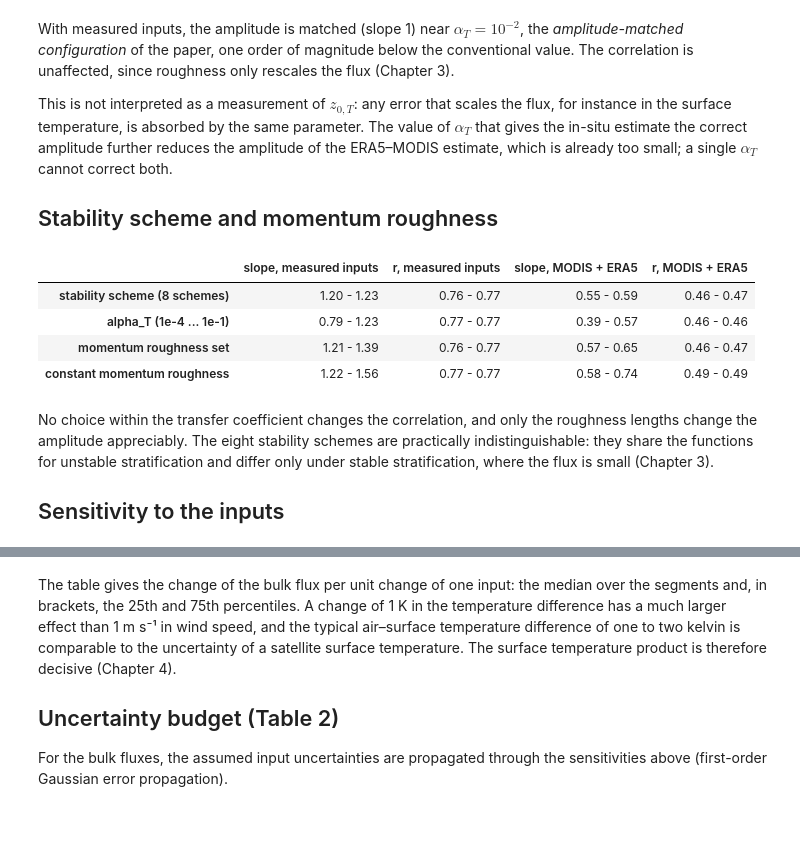
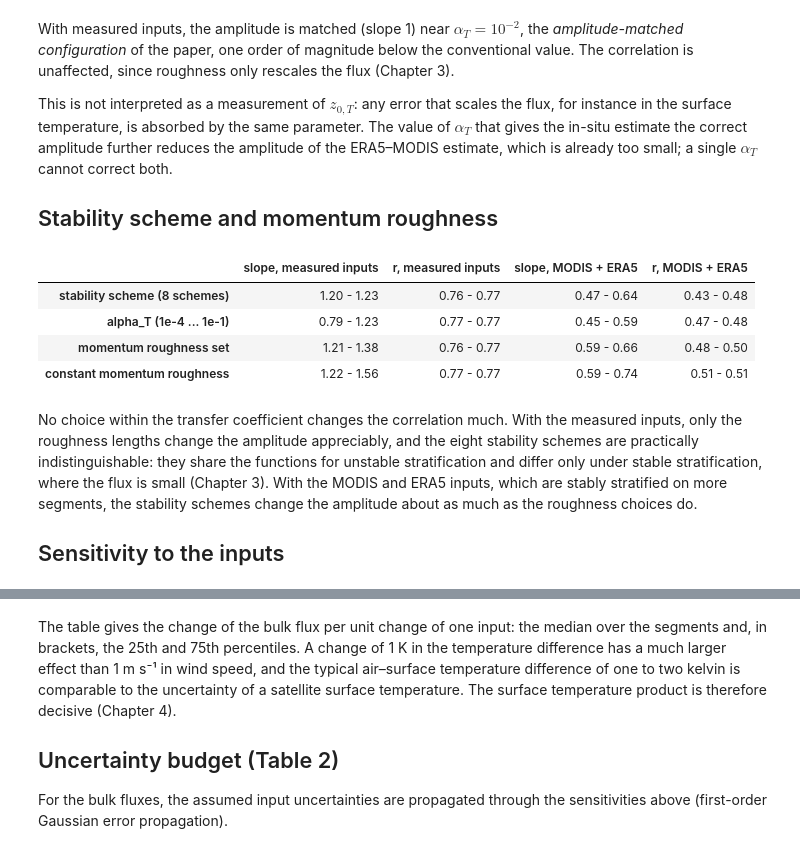
Before and after one commit to FranzFlink/bacsam2-flux-analysis, a Jupyter notebook: book/05_sensitivity_and_uncertainty.ipynb, the cells around one changed output, grey strips where cells are left out. Drawn from its saved outputs; the diff is of its cells as text; code cells hidden in the pictures; blank space fills up the shorter version.

```diff
--- a/book/05_sensitivity_and_uncertainty.ipynb
+++ b/book/05_sensitivity_and_uncertainty.ipynb
@@ -72,21 +72,23 @@ cannot correct both.
 # %%
 groups = {"stability scheme (8 schemes)": S.index.str.endswith("_ref"),
           "alpha_T (1e-4 ... 1e-1)": (S.index.str.contains("ztr") & S.zt_ratio.between(1e-4, 1e-1)) | (S.index == "GLGS20_ref"),
-          "momentum roughness set": S.index.str.contains("mosaic|sheba|nschnier") | (S.index == "GLGS20_ref"),
+          "momentum roughness set": S.index.str.contains("mosaic|nschnier") | (S.index == "GLGS20_ref"),
           "constant momentum roughness": S.index.str.contains("z0c")}
 rng = lambda x: f"{x.min():.2f} - {x.max():.2f}"
 pd.DataFrame({g: {"slope, measured inputs": rng(S[m].obs_slope), "r, measured inputs": rng(S[m].obs_r),
                   "slope, MODIS + ERA5": rng(S[m].rs_slope), "r, MODIS + ERA5": rng(S[m].rs_r)} for g, m in groups.items()}).T
 # %% [output]
 |  | slope, measured inputs | r, measured inputs | slope, MODIS + ERA5 | r, MODIS + ERA5 |
-| stability scheme (8 schemes) | 1.20 - 1.23 | 0.76 - 0.77 | 0.55 - 0.59 | 0.46 - 0.47 |
-| alpha_T (1e-4 ... 1e-1) | 0.79 - 1.23 | 0.77 - 0.77 | 0.39 - 0.57 | 0.46 - 0.46 |
-| momentum roughness set | 1.21 - 1.39 | 0.76 - 0.77 | 0.57 - 0.65 | 0.46 - 0.47 |
-| constant momentum roughness | 1.22 - 1.56 | 0.77 - 0.77 | 0.58 - 0.74 | 0.49 - 0.49 |
+| stability scheme (8 schemes) | 1.20 - 1.23 | 0.76 - 0.77 | 0.47 - 0.64 | 0.43 - 0.48 |
+| alpha_T (1e-4 ... 1e-1) | 0.79 - 1.23 | 0.77 - 0.77 | 0.45 - 0.59 | 0.47 - 0.48 |
+| momentum roughness set | 1.21 - 1.38 | 0.76 - 0.77 | 0.59 - 0.66 | 0.48 - 0.50 |
+| constant momentum roughness | 1.22 - 1.56 | 0.77 - 0.77 | 0.59 - 0.74 | 0.51 - 0.51 |
 # %% [markdown]
-No choice within the transfer coefficient changes the correlation, and only the roughness lengths change the amplitude
-appreciably. The eight stability schemes are practically indistinguishable: they share the functions for unstable
-stratification and differ only under stable stratification, where the flux is small (Chapter 3).
+No choice within the transfer coefficient changes the correlation much. With the measured inputs, only the roughness
+lengths change the amplitude appreciably, and the eight stability schemes are practically indistinguishable: they share
+the functions for unstable stratification and differ only under stable stratification, where the flux is small
+(Chapter 3). With the MODIS and ERA5 inputs, which are stably stratified on more segments, the stability schemes
+change the amplitude about as much as the roughness choices do.
 
 ## Sensitivity to the inputs
 # %%
```
Also changed, not shown: parts of 3 cells of this notebook, 5 other files.
